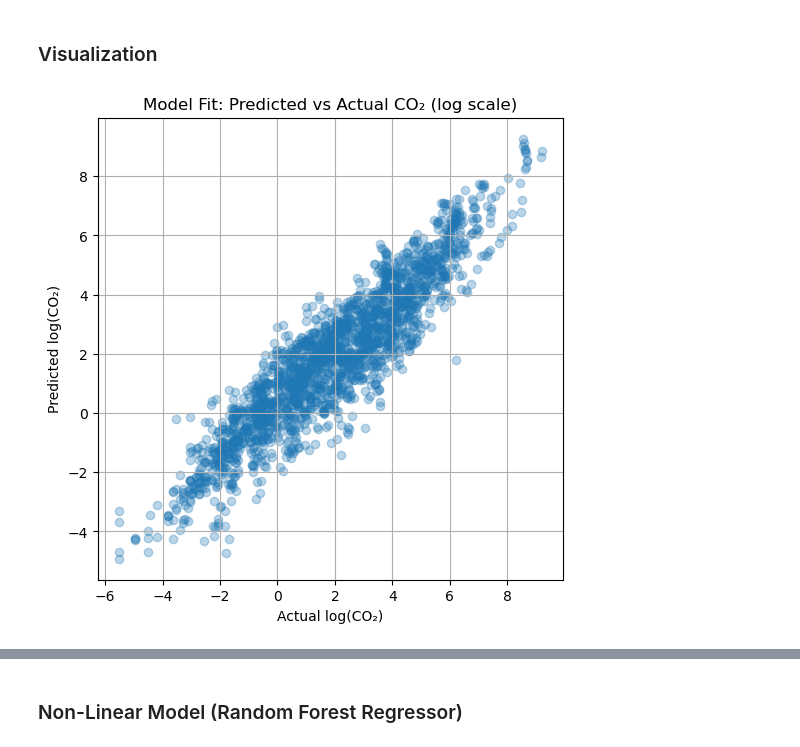
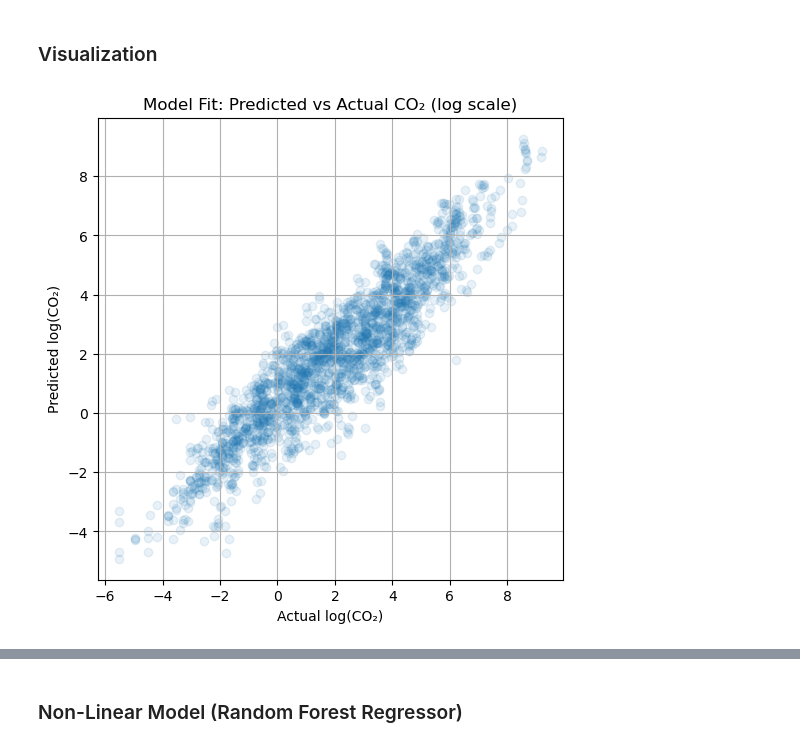
Before and after one commit to BurakJalohaukka/co2-gdp-eda-ml, a Jupyter notebook: co2_vs_gdp.ipynb, the cells around one changed output, grey strips where cells are left out. Cells and saved outputs as stored; diff of their text form; code cells hidden in the pictures.

```diff
--- a/co2_vs_gdp.ipynb
+++ b/co2_vs_gdp.ipynb
@@ -278,11 +277,11 @@ log_gdp: 0.823, log_pop: 0.197, intercept: -20.019
 ### Visualization
 # %%
 plt.figure(figsize=(6,6))
-plt.scatter(y_test, y_pred, alpha=0.3)
+plt.scatter(y_test, y_pred, alpha=0.1)
 plt.xlabel("Actual log(CO₂)")
 plt.ylabel("Predicted log(CO₂)")
 plt.title("Model Fit: Predicted vs Actual CO₂ (log scale)")
 plt.grid(True)
 plt.show()
 # %% [output]
-[figure, old version]
+[figure, new version]
```
Also changed, not shown: parts of 12 cells of this notebook.
